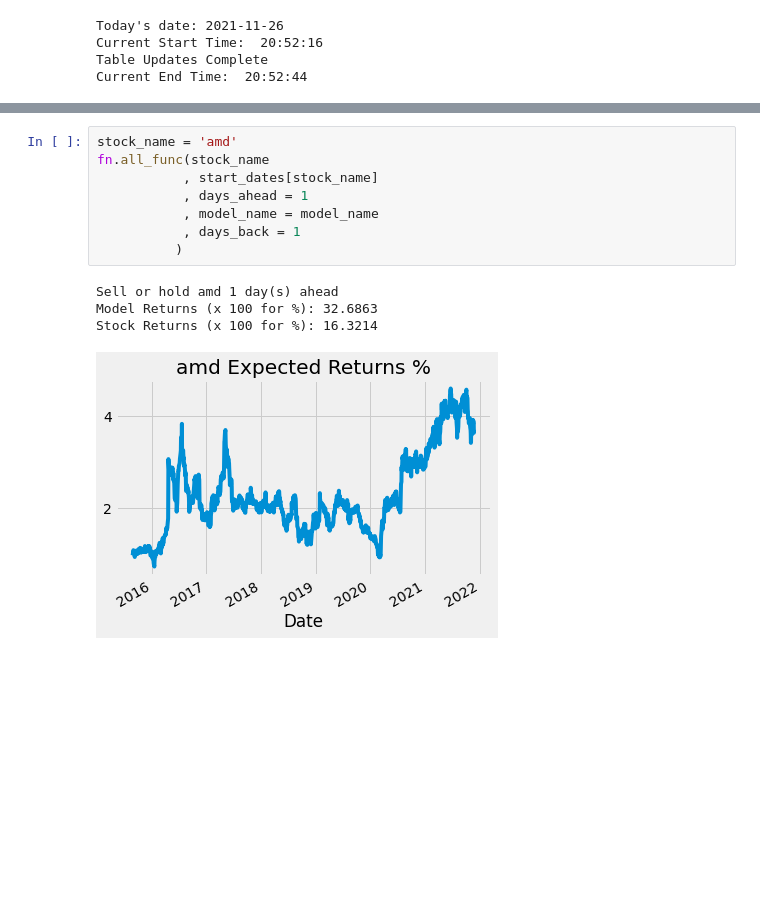
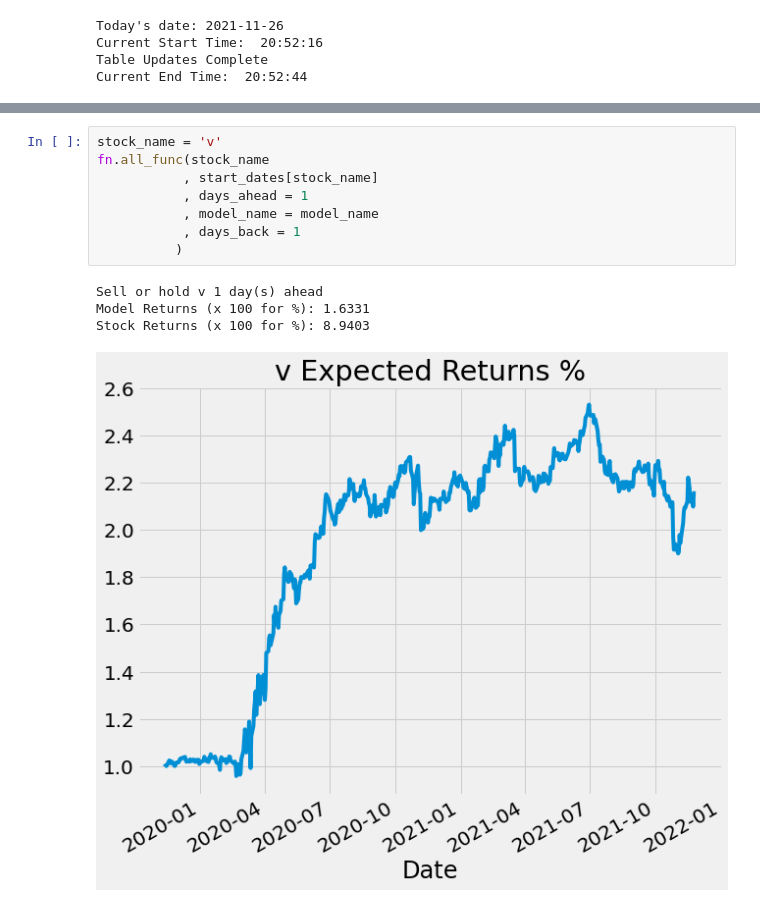
Before and after one commit to yuchild/next_n_day_stock_prediction_simple, a Jupyter notebook: testing.ipynb, the cells around one changed output, grey strips where cells are left out. Saved outputs shown, nothing was run; the diff lists cells and outputs as text; blank space fills up the shorter version.

```diff
--- a/testing.ipynb
+++ b/testing.ipynb
@@ -168,13 +168,13 @@ Current Time:  22:59:39
 # %%
-stock_name = 'amd'
+stock_name = 'v'
 fn.all_func(stock_name
            , start_dates[stock_name]
            , days_ahead = 1
            , model_name = model_name
            , days_back = 1
           )
 # %% [output]
-Sell or hold amd 1 day(s) ahead
-Model Returns (x 100 for %): 32.6863
-Stock Returns (x 100 for %): 16.3214
+Sell or hold v 1 day(s) ahead
+Model Returns (x 100 for %): 1.6331
+Stock Returns (x 100 for %): 8.9403
-[figure, old version]
+[figure, new version]
```
Also changed, not shown: parts of 5 cells of this notebook, 6 other files.
